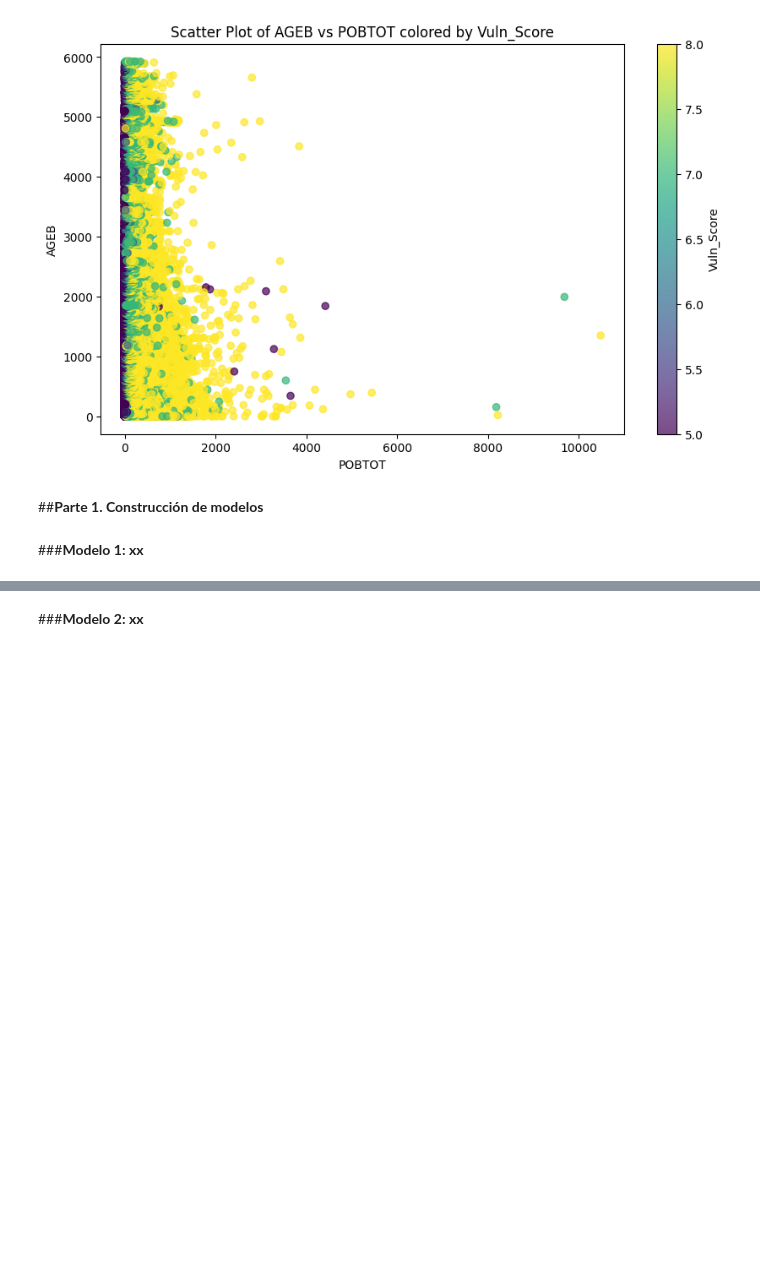
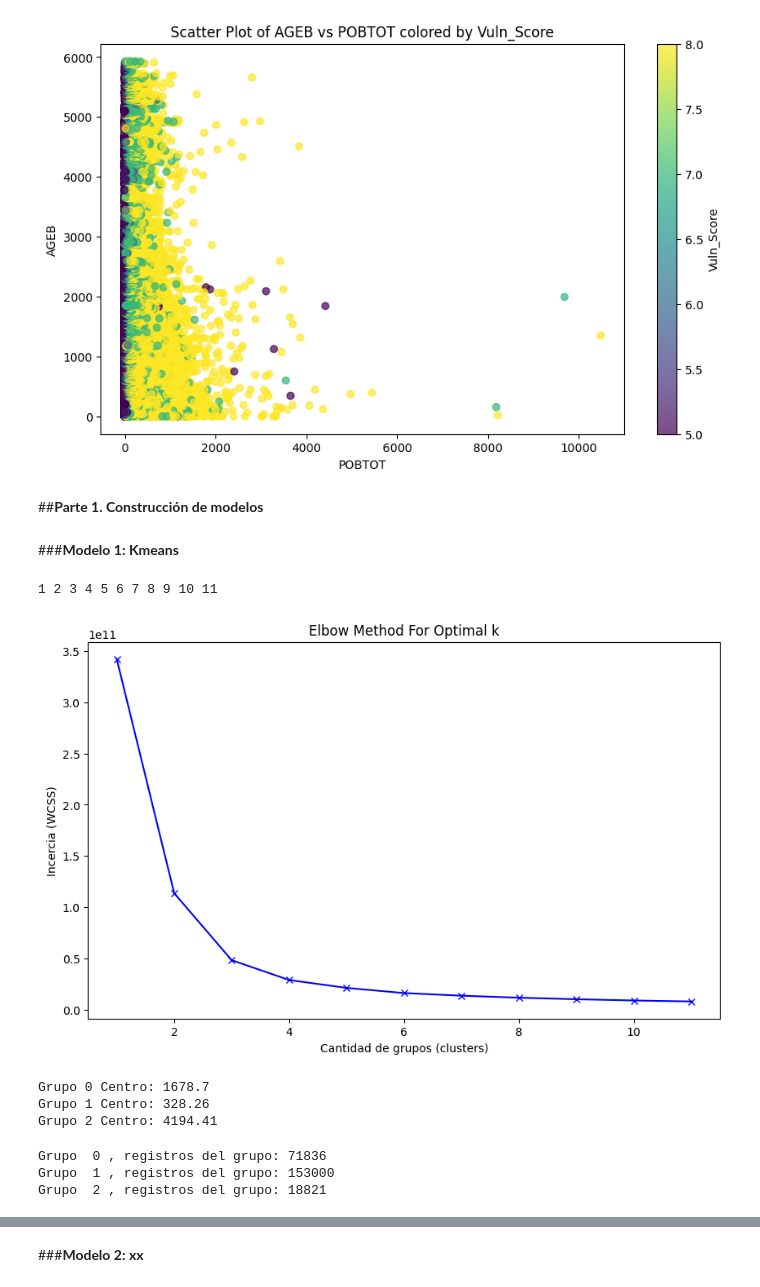
Before and after one commit to LH-1169213/IslasDeCalor, a Jupyter notebook: EDA_SCITEL_INEGI_Avance_4.ipynb, the cells around one changed output, grey strips where cells are left out. Drawn from its saved outputs; the diff is of its cells as text; code cells hidden in the pictures; blank space fills up the shorter version.

```diff
--- a/EDA_SCITEL_INEGI_Avance_4.ipynb
+++ b/EDA_SCITEL_INEGI_Avance_4.ipynb
@@ -2441,4 +2440,4 @@ plt.show()
 # %% [markdown]
 ##**Parte 1. Construcción de modelos**
 # %% [markdown]
-###**Modelo 1: xx**
+###**Modelo 1: Kmeans**
@@ -2444,0 +2446,24 @@ plt.show()
+# %%
+K = range(1,12)
+#Creamos una lista para la suma del cuadrado de las distancias
+sumaCuadradoDistancias=[]
+
+#Creamos un bucle que recorra el rango de grupos
+for k in K:
+    print(k, end=' ')
+    #Ajustamos el rango de grupos a nuestra variable de latitud y longitud
+    kmeans = KMeans(n_clusters=k, random_state=1, n_init=20).fit(vuln_df[['AGEB','POBTOT']])
+    #.inertia_ nos computa la suma del cuadrado de las distancias
+    sumaCuadradoDistancias.append(kmeans.inertia_)
+
+#Ajustamos el tamaño de la gráfica para una mejor visualización
+plt.figure(figsize=(10, 6))
+#Se genera la gráfica con el rango de grupos y su suma cuadrada de distancia
+plt.plot(K, sumaCuadradoDistancias, 'bx-')
+plt.title('Elbow Method For Optimal k')
+plt.xlabel('Cantidad de grupos (clusters)')
+plt.ylabel('Incercia (WCSS)')
+plt.show()
+# %% [output]
+1 2 3 4 5 6 7 8 9 10 11
+[figure, added]
@@ -2444,0 +2473,16 @@ plt.show()
+# %%
+centros=kmeans.cluster_centers_
+for i in range(0,3):
+  print('Grupo',i,'Centro:',centros[i-1][0].round(2),)
+# %% [output]
+Grupo 0 Centro: 1678.7
+Grupo 1 Centro: 328.26
+Grupo 2 Centro: 4194.41
+# %%
+clusterCount=np.bincount(y_kmeans) #np.bincount(kmeans.labels_)
+for i in range(0,3):
+  print('Grupo ',i,', registros del grupo:',clusterCount[i-1])
+# %% [output]
+Grupo  0 , registros del grupo: 71836
+Grupo  1 , registros del grupo: 153000
+Grupo  2 , registros del grupo: 18821
```
Also changed, not shown: parts of 8 cells of this notebook.
